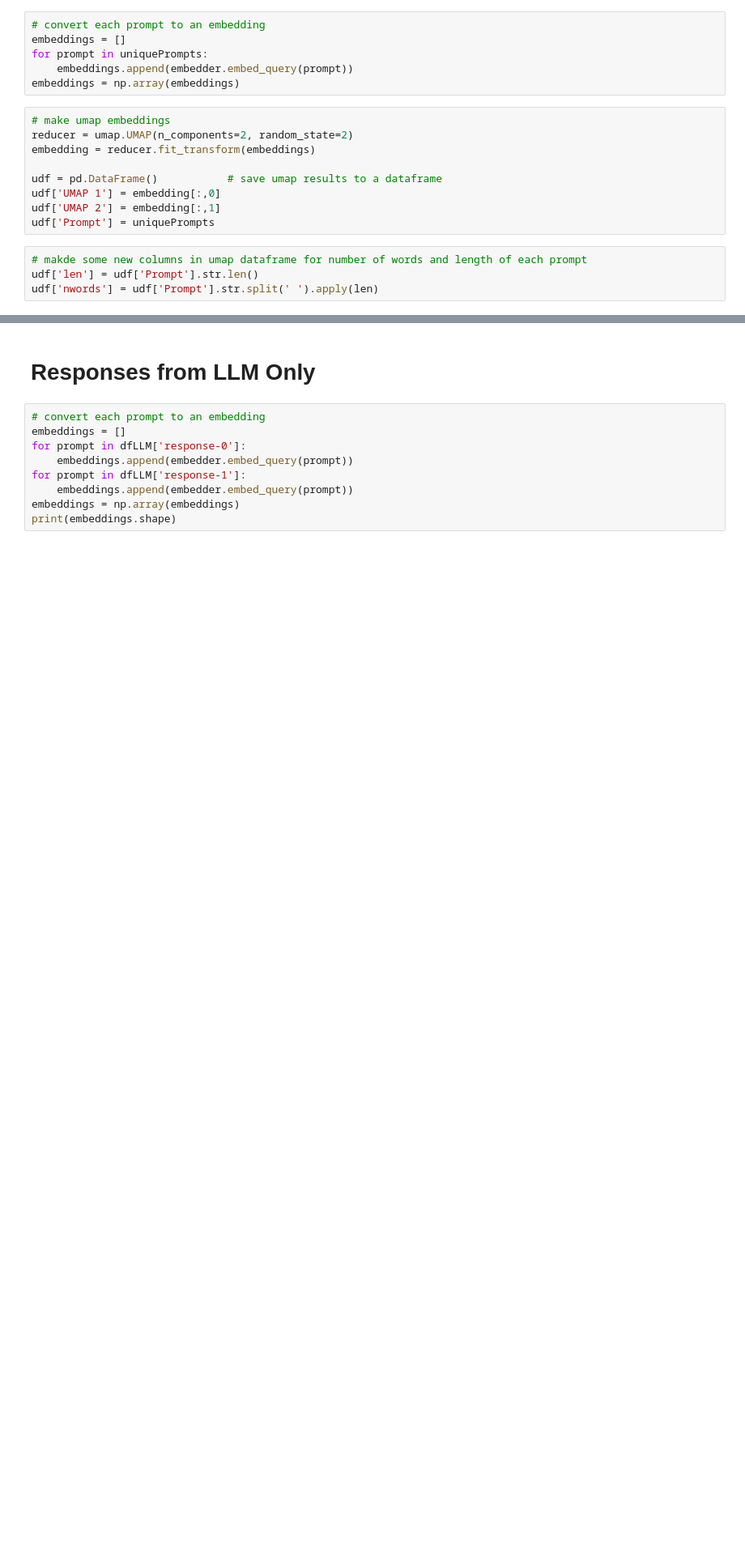
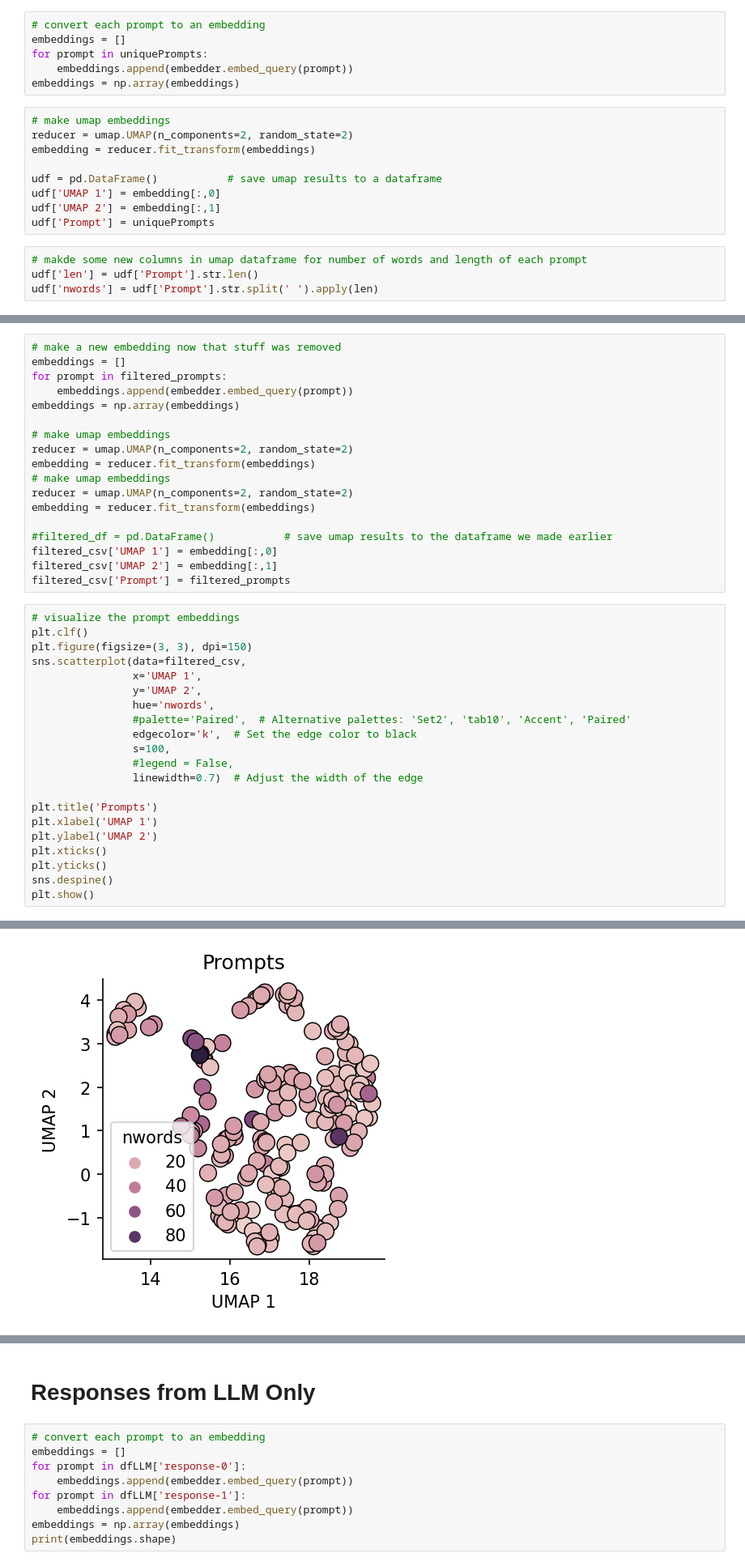
Before and after one commit to Jpickard1/BRAD, a Jupyter notebook: experimental/EX-10-June-2024-Analysis-oliven.ipynb, the cells around one changed output, grey strips where cells are left out. Shown at 81% size. Cells and saved outputs as stored; diff of their text form; blank space fills up the shorter version.

Commit message:
save before pull

```diff
--- a/experimental/EX-10-June-2024-Analysis-oliven.ipynb
+++ b/experimental/EX-10-June-2024-Analysis-oliven.ipynb
@@ -103,0 +130,40 @@ udf[udf['UMAP 1'] > 5]
+# %%
+# make a new embedding now that stuff was removed
+embeddings = []
+for prompt in filtered_prompts:
+    embeddings.append(embedder.embed_query(prompt))
+embeddings = np.array(embeddings)
+
+# make umap embeddings
+reducer = umap.UMAP(n_components=2, random_state=2)
+embedding = reducer.fit_transform(embeddings)
+# make umap embeddings
+reducer = umap.UMAP(n_components=2, random_state=2)
+embedding = reducer.fit_transform(embeddings)
+
+#filtered_df = pd.DataFrame()           # save umap results to the dataframe we made earlier
+filtered_csv['UMAP 1'] = embedding[:,0]
+filtered_csv['UMAP 2'] = embedding[:,1]
+filtered_csv['Prompt'] = filtered_prompts
+# %%
+# visualize the prompt embeddings
+plt.clf()
+plt.figure(figsize=(3, 3), dpi=150)
+sns.scatterplot(data=filtered_csv,
+                x='UMAP 1',
+                y='UMAP 2',
+                hue='nwords',
+                #palette='Paired',  # Alternative palettes: 'Set2', 'tab10', 'Accent', 'Paired'
+                edgecolor='k',  # Set the edge color to black
+                s=100,
+                #legend = False,
+                linewidth=0.7)  # Adjust the width of the edge
+
+plt.title('Prompts')
+plt.xlabel('UMAP 1')
+plt.ylabel('UMAP 2')
+plt.xticks()
+plt.yticks()
+sns.despine()
+plt.show()
+# %% [output]
@@ -103,0 +171 @@ udf[udf['UMAP 1'] > 5]
+[figure, added]
```
Also changed, not shown: parts of 8 cells of this notebook.
